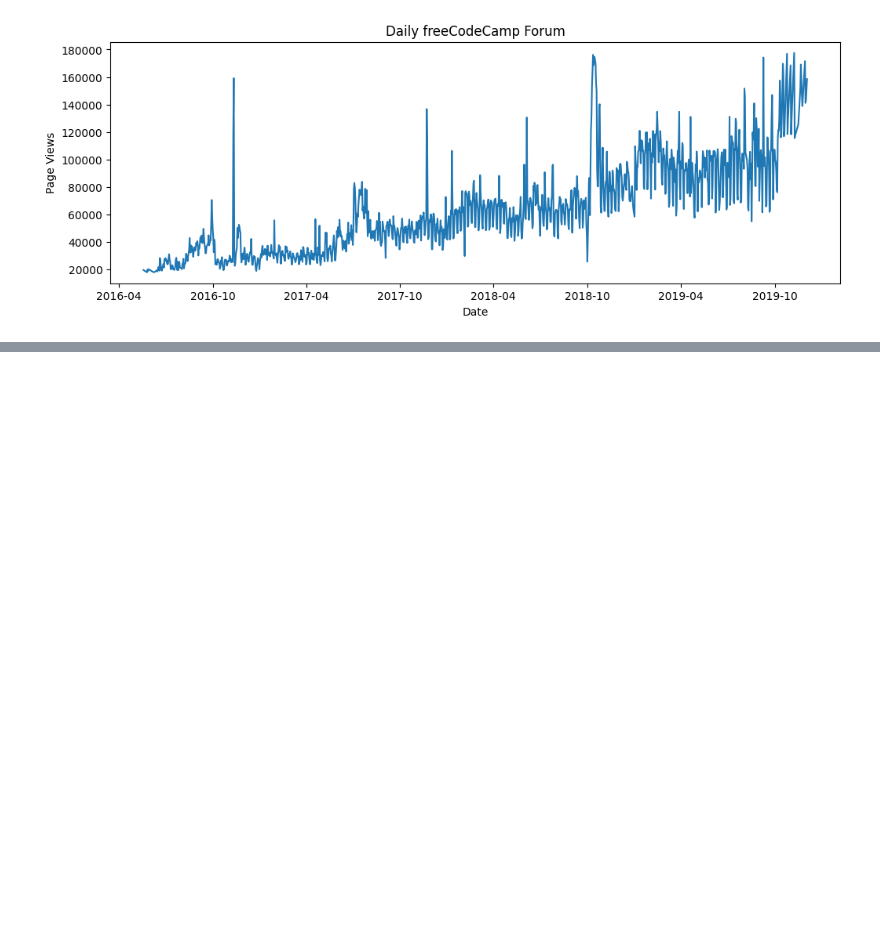
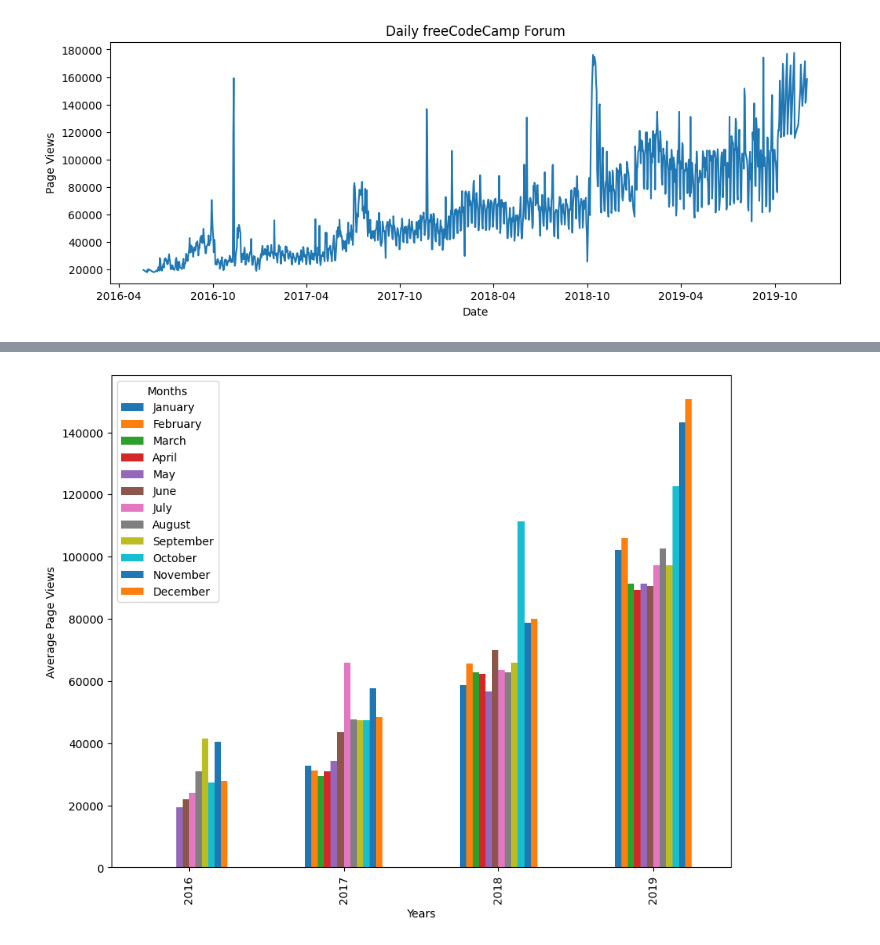
Before and after one commit to Loyolan/data-analysis-with-python-projects, a Jupyter notebook: boilerplate-page-view-time-series-visualizer/time_series_visualizer.ipynb, the cells around one changed output, grey strips where cells are left out. Drawn from its saved outputs; the diff is of its cells as text; code cells hidden in the pictures; blank space fills up the shorter version.

```diff
--- a/boilerplate-page-view-time-series-visualizer/time_series_visualizer.ipynb
+++ b/boilerplate-page-view-time-series-visualizer/time_series_visualizer.ipynb
@@ -133,0 +190,7 @@ def draw_bar_plot():
+# %%
+df_c.index = pd.to_datetime(df_c.index)
+df_c.dropna(axis=1)
+# Grouper les données par année et mois, puis calculer la somme ou la moyenne des visites
+grouped = df_c.groupby([df_c.index.year, df_c.index.strftime('%B')])['value'].mean().unstack()
+grouped.fillna(0, inplace=True)
+grouped
@@ -134 +204,23 @@ def draw_bar_plot():
+# %%
+months_order = ['January', 'February', 'March', 'April', 'May', 'June', 'July', 'August', 'September', 'October', 'November', 'December']
+
+# Réorganiser les colonnes selon l'ordre correct des mois
+grouped = grouped[months_order]
+# Tracer un barplot pour chaque mois
+fig, ax = plt.subplots(figsize=(10, 8))
+grouped.plot(kind='bar', ax=ax)
+
+# Formater l'axe des x pour afficher les années
+plt.xticks()
+# plt.gca().ticklabel_format(style='plain', axis='y', useOffset=False)
+# Ajouter des étiquettes et un titre
+ax.set_xlabel('Years')
+ax.set_ylabel('Average Page Views')
+
+# Afficher la légende et ajuster la position
+ax.legend(title='Months')
+
+plt.show()
+# %% [output]
+[figure, added]
 # %%
```
Also changed, not shown: parts of 9 cells of this notebook, 11 other files.
